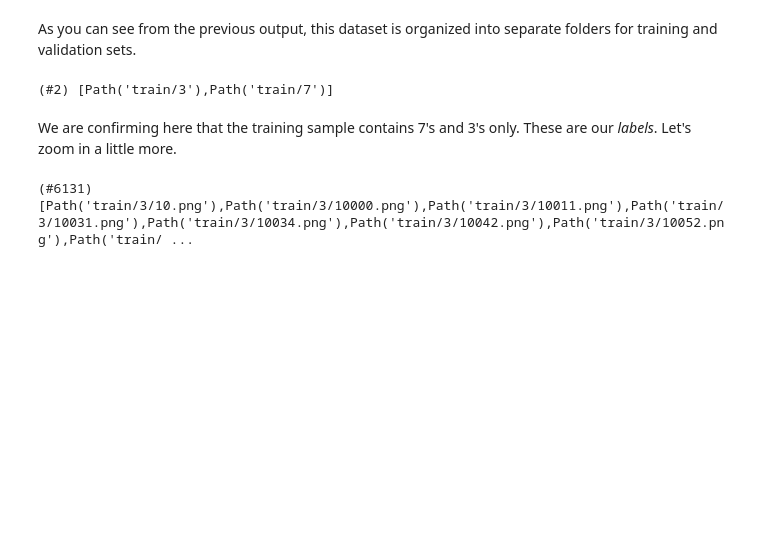
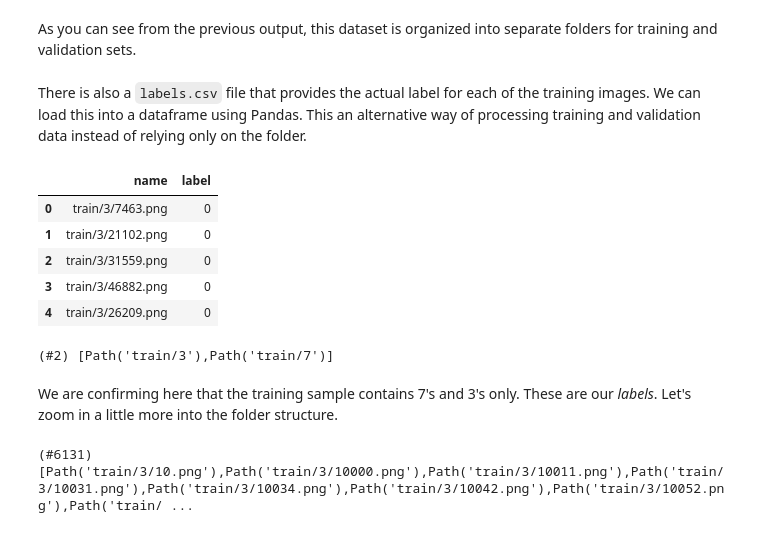
Before and after one commit to yactouat/learning_AI, a Jupyter notebook: notebooks/digits-classifier/digits-classifier.ipynb, the cells around one changed output. Cells and saved outputs as stored; diff of their text form; code cells hidden in the pictures; blank space fills up the shorter version.

```diff
--- a/notebooks/digits-classifier/digits-classifier.ipynb
+++ b/notebooks/digits-classifier/digits-classifier.ipynb
@@ -24,5 +24,17 @@ path.ls()
 (#3) [Path('train'),Path('labels.csv'),Path('valid')]
 # %% [markdown]
 As you can see from the previous output, this dataset is organized into separate folders for training and validation sets.
+# %% [markdown]
+There is also a `labels.csv` file that provides the actual label for each of the training images. We can load this into a dataframe using Pandas. This an alternative way of processing training and validation data instead of relying only on the folder.
+# %%
+mnist_sample_labels_df = pd.read_csv(path_to_mnist_sample / "labels.csv")
+mnist_sample_labels_df.head()
+# %% [output]
+|  | name | label |
+| 0 | train/3/7463.png | 0 |
+| 1 | train/3/21102.png | 0 |
+| 2 | train/3/31559.png | 0 |
+| 3 | train/3/46882.png | 0 |
+| 4 | train/3/26209.png | 0 |
 # %%
 # let's see what's inside the training set
@@ -30,5 +42,5 @@ As you can see from the previous output, this dataset is organized into separate
 # %% [output]
 (#2) [Path('train/3'),Path('train/7')]
 # %% [markdown]
-We are confirming here that the training sample contains 7's and 3's only. These are our _labels_. Let's zoom in a little more.
+We are confirming here that the training sample contains 7's and 3's only. These are our _labels_. Let's zoom in a little more into the folder structure.
 # %%
```
Also changed, not shown: parts of 69 cells of this notebook.
